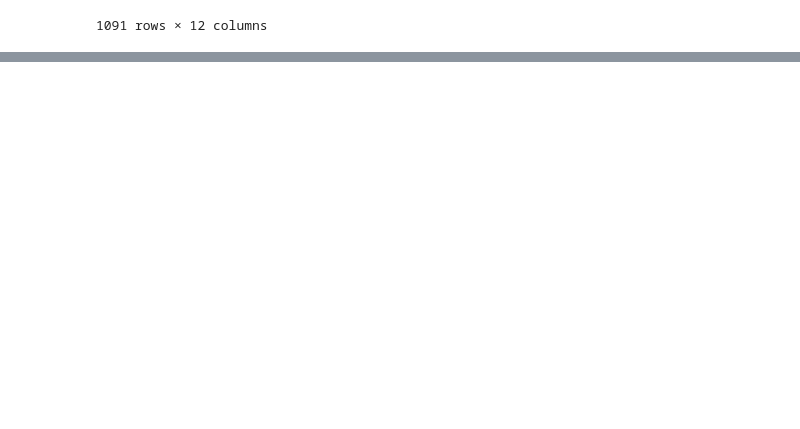
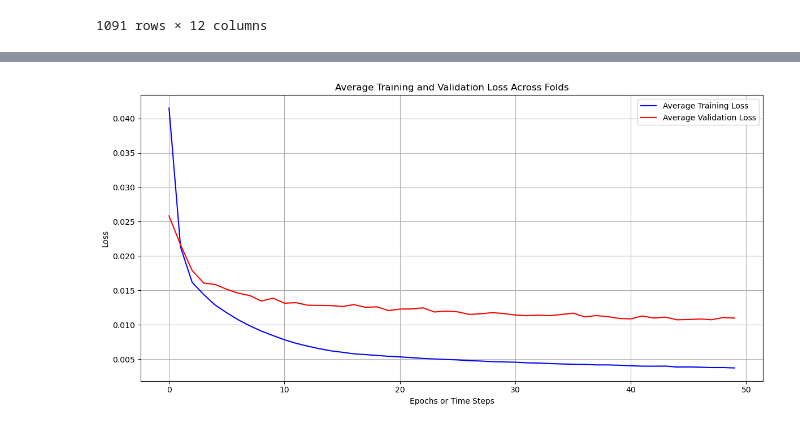
Before and after one commit to OzodbekOzodov/ecb-speeches, a Jupyter notebook: data_preprocessing.ipynb, the cells around one changed output, grey strips where cells are left out. Drawn from its saved outputs; the diff is of its cells as text; code cells hidden in the pictures; blank space fills up the shorter version.

```diff
--- a/data_preprocessing.ipynb
+++ b/data_preprocessing.ipynb
@@ -809,7 +816,7 @@ model = Sequential()
 model.add(LSTM(units=50, return_sequences=True, input_shape=(sequence_length, num_features))) # Use num_features instead of 4
 model.add(LSTM(units=50))
 model.add(Dense(units=1))
-model.compile(optimizer=rmsprop_optimizer, loss='mean_squared_error')
+model.compile(optimizer=adam_optimizer, loss='mean_squared_error')
 
 # Train the model and store its history
 history = model.fit(X_train, y_train, epochs=50, batch_size=64, validation_data=(X_test, y_test))
@@ -2275,0 +2344,24 @@ plt.show()
+# %%
+# Assuming each entry in all_training_loss and all_validation_loss is a list of loss values across time steps
+
+# Calculate average training loss at each time step across splits
+average_training_loss = [sum(x) / len(x) for x in zip(*all_training_loss)]
+
+# Calculate average validation loss at each time step across splits
+average_validation_loss = [sum(x) / len(x) for x in zip(*all_validation_loss)]
+
+plt.figure(figsize=(12, 6))
+
+# Plot the average training and validation losses
+plt.plot(average_training_loss, label='Average Training Loss', color='blue')
+plt.plot(average_validation_loss, label='Average Validation Loss', color='red')
+
+plt.title('Average Training and Validation Loss Across Folds')
+plt.xlabel('Epochs or Time Steps')
+plt.ylabel('Loss')
+plt.legend()
+plt.grid(True)
+plt.tight_layout()
+plt.show()
+# %% [output]
+[figure, added]
```
Also changed, not shown: parts of 35 cells of this notebook, 1 other file.
